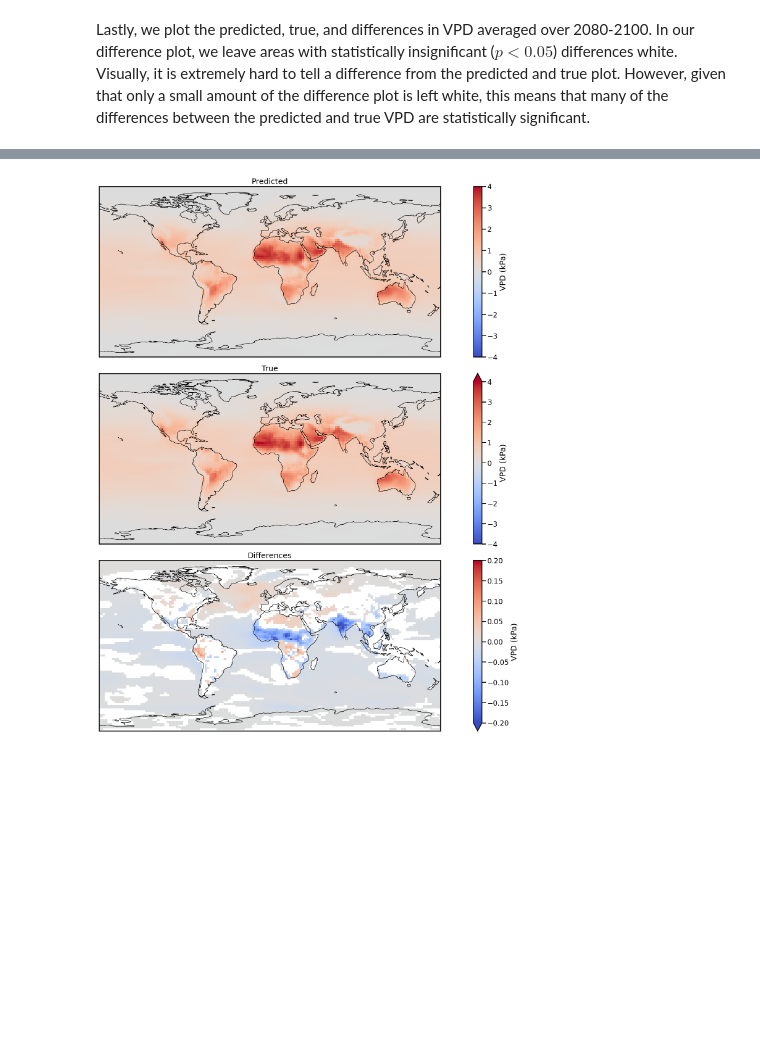
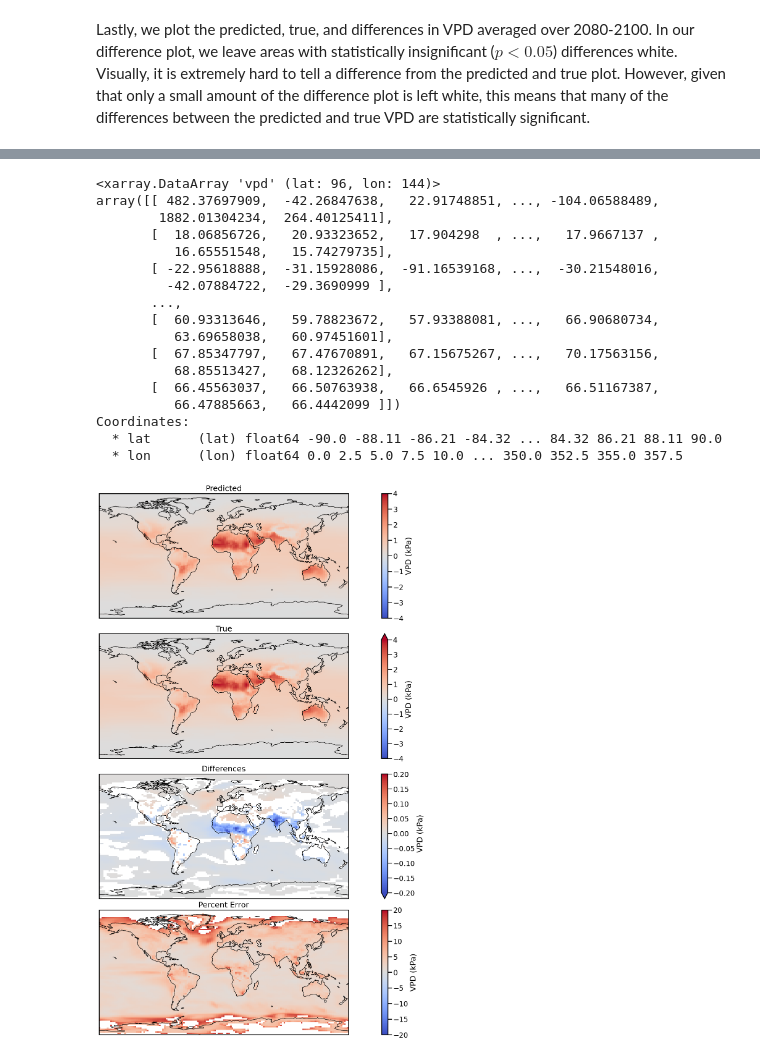
Before and after one commit to njbrodie/DSC180B-B03, a Jupyter notebook: vpd_linear.ipynb, the cells around one changed output, grey strips where cells are left out. Cells and saved outputs as stored; diff of their text form; code cells hidden in the pictures; blank space fills up the shorter version.

```diff
--- a/vpd_linear.ipynb
+++ b/vpd_linear.ipynb
@@ -187,0 +200,17 @@ titles = ['Predicted', 'True', 'Differences']
+# %%
+plt.figure(figsize=(8, 3))
+ax = plt.axes(projection=proj)
+plt.title("Linear Model")
+diff = xr_output - vpdTest
+diff = diff['vpd'][-21:]
+mean_time = diff.mean('time')
+_, p = ttest_rel_from_stats(mean_time, diff.std('time'), diff.count('time'))
+mean_time = mean_time.where(p<p_level)
+(mean_time.plot(ax=ax,
+                         cmap="coolwarm",
+                         add_labels=False,
+                         transform=ccrs.PlateCarree(),
+                         cbar_kwargs={"label":"VPD (kPa)", "orientation":'vertical'}))
+
+ax.coastlines()
+#plt.savefig("Linear.pdf")
@@ -188,29 +219,59 @@ titles = ['Predicted', 'True', 'Differences']
 # %%
 with sns.plotting_context("talk"):
-    fig, axes = plt.subplots(3, 1, subplot_kw=dict(projection=proj), figsize=(24, 18), constrained_layout=True)
+    fig, axes = plt.subplots(4, 1, subplot_kw=dict(projection=proj), figsize=(24, 18), constrained_layout=True)
     diff = xr_output - vpdTest
-    plot_data = [xr_output, vpdTest, diff]
-    for i in range(3):
+    errors = np.abs(diff) * 100 / vpdTest
+    plot_data = [xr_output, vpdTest, diff, errors]
+    for i in range(4):
         ax = axes[i]
         data = plot_data[i]['vpd'][-21:]
         kws = kwargs[i]
         title = titles[i]
 
         ax.set_title(title)
         mean_time = data.mean('time')
         # only show regions with statistically significant difference
         # when plotting differences
         if i == 2:
             _, p = ttest_rel_from_stats(mean_time, data.std('time'), data.count('time'))
+            #print(p)
             mean_time = mean_time.where(p<p_level)
 
-        (mean_time.plot(
-                     cmap="coolwarm",
-                     ax=ax,
-                     add_labels=False,
-                     transform=ccrs.PlateCarree(),
-                     cbar_kwargs={"label":"VPD (kPa)", "orientation":'vertical'},
-                     **kws))
+        if i == 3:
+            print(mean_time)
+            mean_time = mean_time.where(np.array(mean_time) < 18).where(np.array(mean_time) > 0)
+            (mean_time.plot(
+                         cmap="coolwarm",
+                         ax=ax,
+                         add_labels=False,
+                         transform=ccrs.PlateCarree(),
+                         cbar_kwargs={"label":"VPD (kPa)", "orientation":'vertical'},
+                         **kws))
+        else:
+            (mean_time.plot(
+                         cmap="coolwarm",
+                         ax=ax,
+                         add_labels=False,
+                         transform=ccrs.PlateCarree(),
+                         cbar_kwargs={"label":"VPD (kPa)", "orientation":'vertical'},
+                         **kws))
         ax.coastlines()
 # %% [output]
+<xarray.DataArray 'vpd' (lat: 96, lon: 144)>
+array([[ 482.37697909,  -42.26847638,   22.91748851, ..., -104.06588489,
+        1882.01304234,  264.40125411],
+       [  18.06856726,   20.93323652,   17.904298  , ...,   17.9667137 ,
+          16.65551548,   15.74279735],
+       [ -22.95618888,  -31.15928086,  -91.16539168, ...,  -30.21548016,
+         -42.07884722,  -29.3690999 ],
+       ...,
+       [  60.93313646,   59.78823672,   57.93388081, ...,   66.90680734,
+          63.69658038,   60.97451601],
+       [  67.85347797,   67.47670891,   67.15675267, ...,   70.17563156,
+          68.85513427,   68.12326262],
+       [  66.45563037,   66.50763938,   66.6545926 , ...,   66.51167387,
+          66.47885663,   66.4442099 ]])
+Coordinates:
+  * lat      (lat) float64 -90.0 -88.11 -86.21 -84.32 ... 84.32 86.21 88.11 90.0
+  * lon      (lon) float64 0.0 2.5 5.0 7.5 10.0 ... 350.0 352.5 355.0 357.5
-[figure, old version]
+[figure, new version]
```
Also changed, not shown: parts of 3 cells of this notebook.
